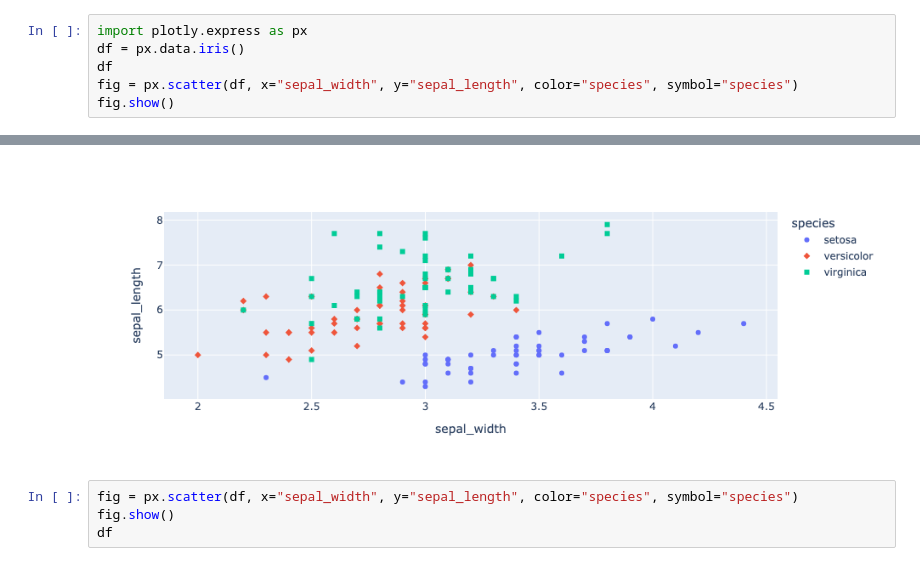
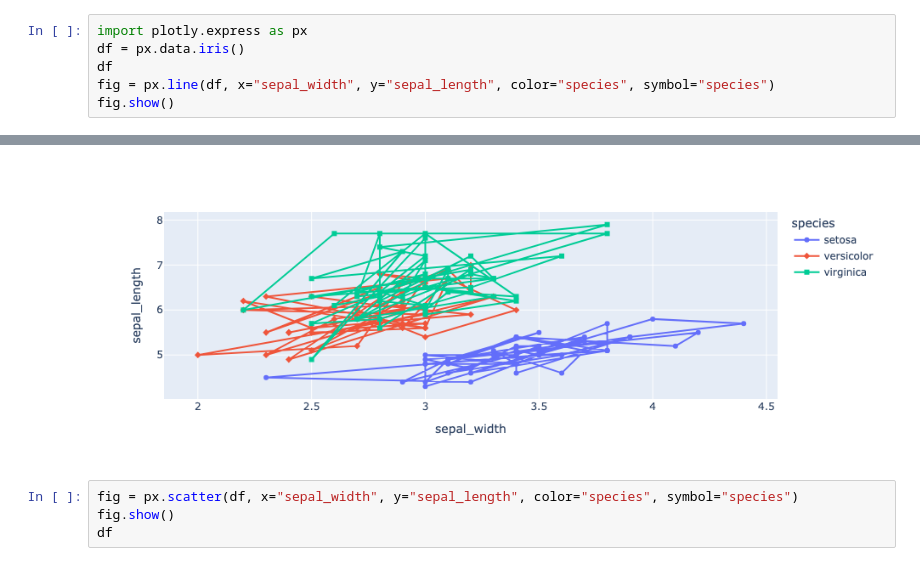
Before and after one commit to dandrew68/rateWebsiteTwo, a Jupyter notebook: Graphing Examples.ipynb, the cells around one changed output, grey strips where cells are left out. Drawn from its saved outputs; the diff is of its cells as text.

```diff
--- a/Graphing Examples.ipynb
+++ b/Graphing Examples.ipynb
@@ -1,12 +1,12 @@
 # %%
 import plotly.express as px
 df = px.data.iris()
 df
-fig = px.scatter(df, x="sepal_width", y="sepal_length", color="species", symbol="species")
+fig = px.line(df, x="sepal_width", y="sepal_length", color="species", symbol="species")
 fig.show()
 # %% [output]
 [interactive output not drawn]
-[figure, old version]
+[figure, new version]
 # %%
 fig = px.scatter(df, x="sepal_width", y="sepal_length", color="species", symbol="species")
 fig.show()
```
Also changed, not shown: 4 other files.
